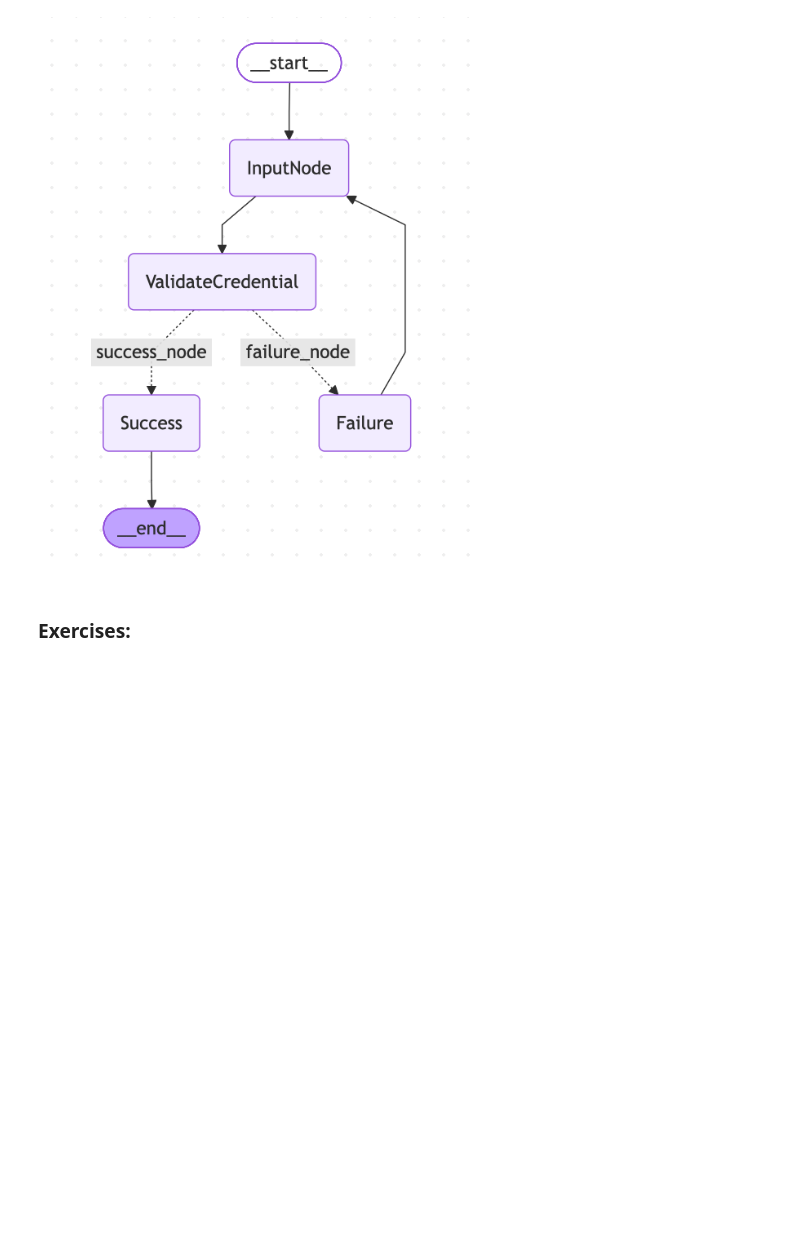
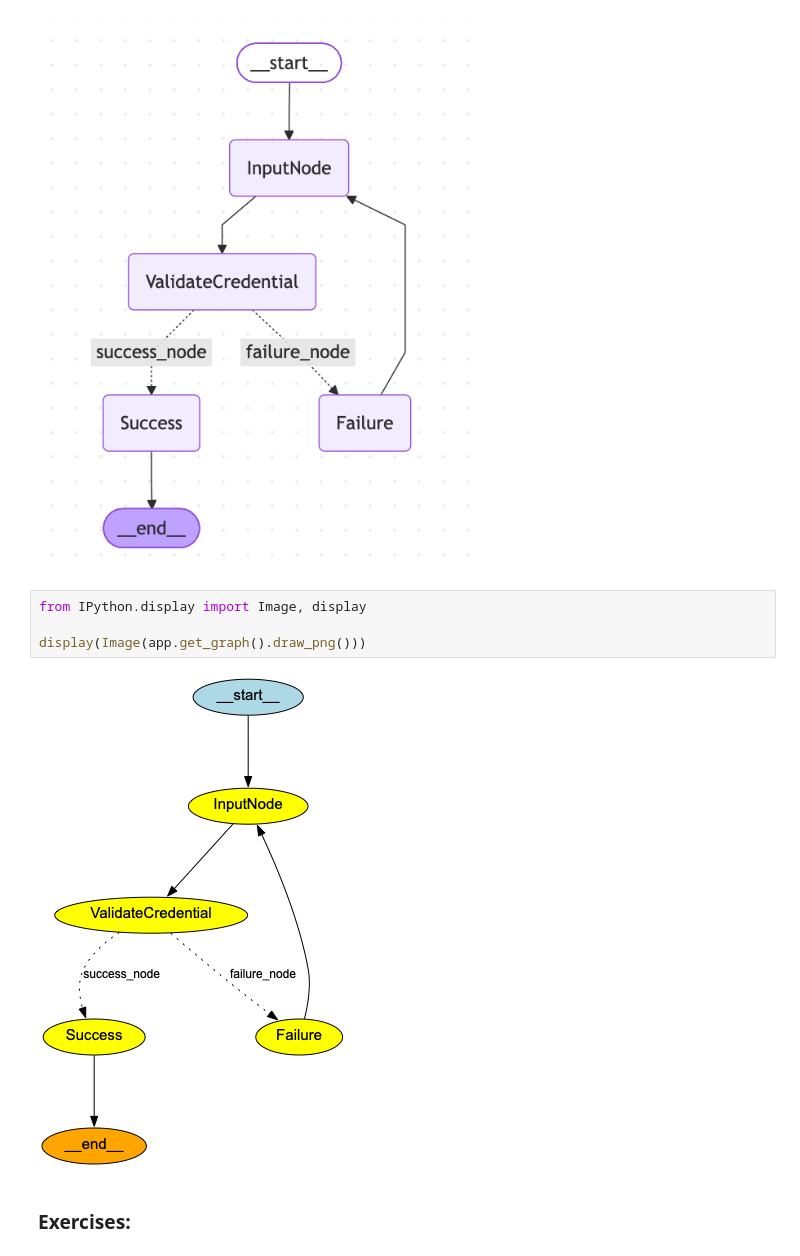
Before and after one commit to delmaguey/LangGraph101, a Jupyter notebook: 101.ipynb, the cells around one changed output. Saved outputs shown, nothing was run; the diff lists cells and outputs as text; blank space fills up the shorter version.

Commit message:
Added graph draw for agent

```diff
--- a/101.ipynb
+++ b/101.ipynb
@@ -373,5 +374,11 @@ if not image_files:
 display(Image(filename=str(image_files[0])))
 # %% [output]
 [figure]
+# %%
+from IPython.display import Image, display
+
+display(Image(app.get_graph().draw_png()))
+# %% [output]
+[figure, added]
 # %% [markdown]
 ### Exercises:
```
Also changed, not shown: parts of 3 cells of this notebook, 1 other file.
